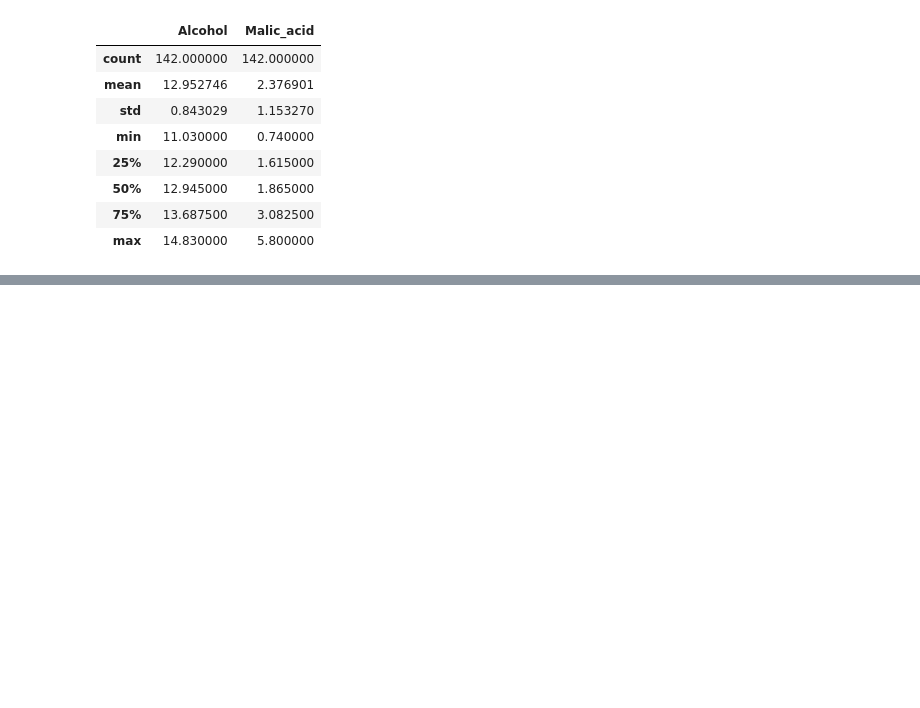
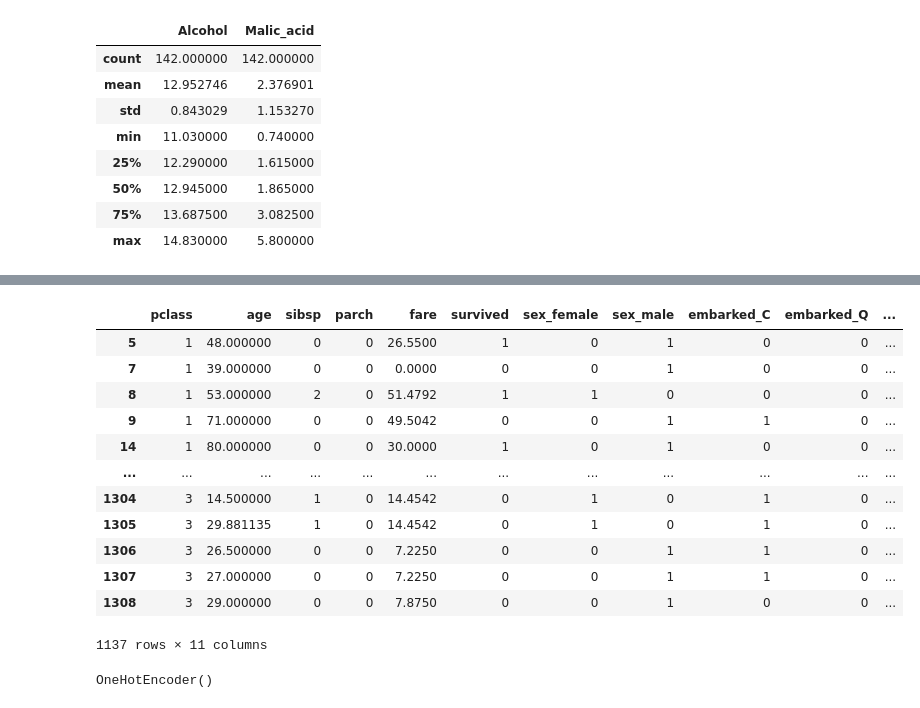
Before and after one commit to kajal-1402-yadav/Python-2, a Jupyter notebook: Python_T2/Untitled.ipynb, the cells around one changed output, grey strips where cells are left out. Drawn from its saved outputs; the diff is of its cells as text; code cells hidden in the pictures; blank space fills up the shorter version.

```diff
--- a/Python_T2/Untitled.ipynb
+++ b/Python_T2/Untitled.ipynb
@@ -286,0 +351,17 @@ x_train.describe()
+# %%
+df=pd.get_dummies(df)
+df
+# %% [output]
+|  | pclass | age | sibsp | parch | fare | survived | sex_female | sex_male | embarked_C | embarked_Q | ... |
+| 5 | 1 | 48.000000 | 0 | 0 | 26.5500 | 1 | 0 | 1 | 0 | 0 | ... |
+| 7 | 1 | 39.000000 | 0 | 0 | 0.0000 | 0 | 0 | 1 | 0 | 0 | ... |
+| 8 | 1 | 53.000000 | 2 | 0 | 51.4792 | 1 | 1 | 0 | 0 | 0 | ... |
+| 9 | 1 | 71.000000 | 0 | 0 | 49.5042 | 0 | 0 | 1 | 1 | 0 | ... |
+| 14 | 1 | 80.000000 | 0 | 0 | 30.0000 | 1 | 0 | 1 | 0 | 0 | ... |
+| ... | ... | ... | ... | ... | ... | ... | ... | ... | ... | ... | ... |
+| 1304 | 3 | 14.500000 | 1 | 0 | 14.4542 | 0 | 1 | 0 | 1 | 0 | ... |
+| 1305 | 3 | 29.881135 | 1 | 0 | 14.4542 | 0 | 1 | 0 | 1 | 0 | ... |
+| 1306 | 3 | 26.500000 | 0 | 0 | 7.2250 | 0 | 0 | 1 | 1 | 0 | ... |
+| 1307 | 3 | 27.000000 | 0 | 0 | 7.2250 | 0 | 0 | 1 | 1 | 0 | ... |
+| 1308 | 3 | 29.000000 | 0 | 0 | 7.8750 | 0 | 0 | 1 | 0 | 0 | ... |
+1137 rows × 11 columns
@@ -286,0 +376,5 @@ x_train.describe()
+# %%
+oe=OneHotEncoder()
+oe.fit(x_train)
+# %% [output]
+OneHotEncoder()
```
Also changed, not shown: parts of 17 cells of this notebook, 3 other files.
